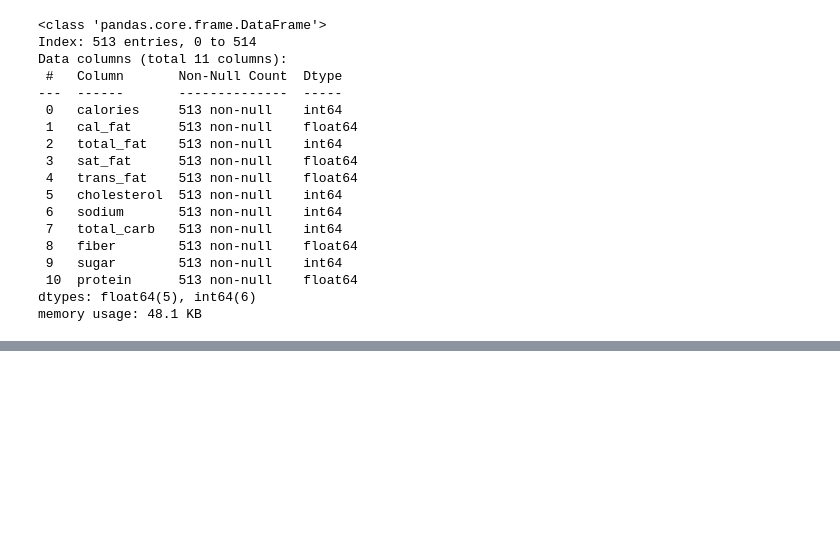
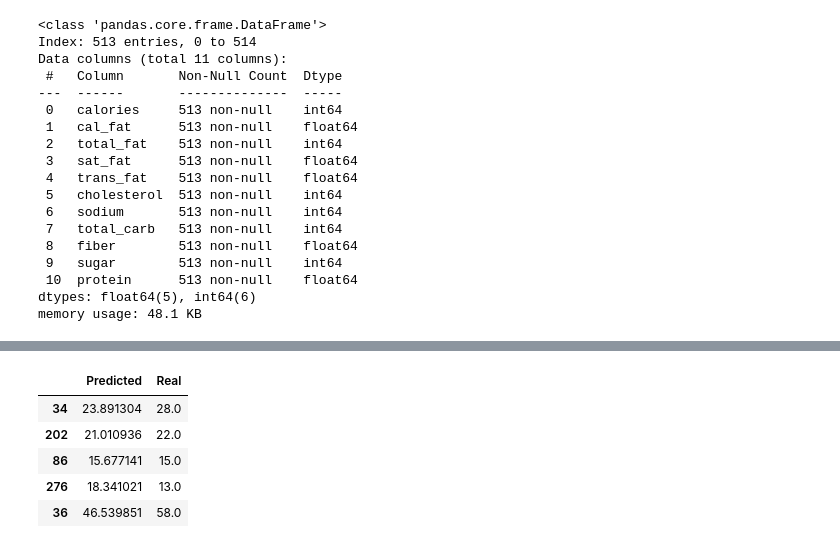
Before and after one commit to filiptrivan/mini-ml-projects, a Jupyter notebook: linear-regression2.ipynb, the cells around one changed output, grey strips where cells are left out. Saved outputs shown, nothing was run; the diff lists cells and outputs as text; code cells hidden in the pictures; blank space fills up the shorter version.

```diff
--- a/linear-regression2.ipynb
+++ b/linear-regression2.ipynb
@@ -119,0 +186,19 @@ memory usage: 48.1 KB
+# %%
+X_test = test_data.drop(columns='protein')
+y_true = test_data['protein']
+
+y_pred = model.predict(X_test)
+# %%
+result = pd.DataFrame({
+    'Predicted': y_pred,
+    'Real': y_true
+})
+
+result.head()
+# %% [output]
+|  | Predicted | Real |
+| 34 | 23.891304 | 28.0 |
+| 202 | 21.010936 | 22.0 |
+| 86 | 15.677141 | 15.0 |
+| 276 | 18.341021 | 13.0 |
+| 36 | 46.539851 | 58.0 |
```
Also changed, not shown: parts of 7 cells of this notebook, 1 other file.
